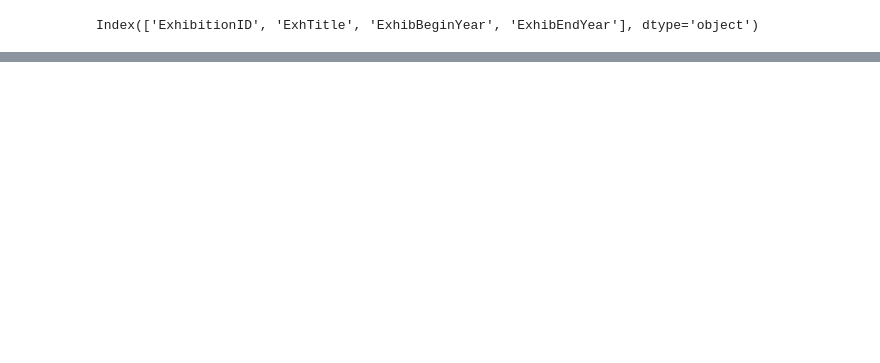
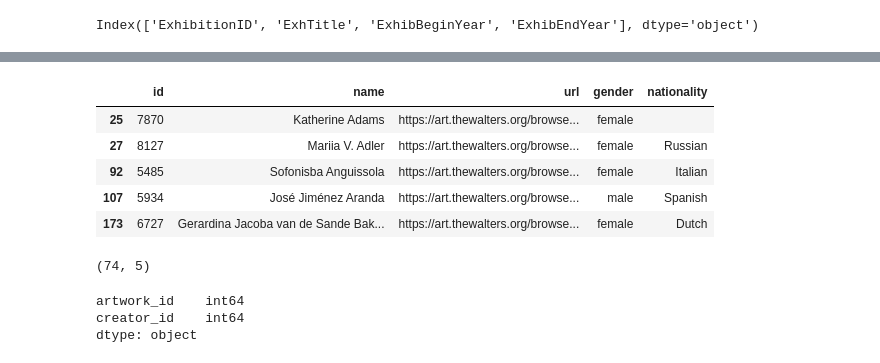
Before and after one commit to elkoko22/Algorithm-Design-on-the-Walters-Art-Museum, a Jupyter notebook: datapreprocessing.ipynb, the cells around one changed output, grey strips where cells are left out. Drawn from its saved outputs; the diff is of its cells as text; code cells hidden in the pictures; blank space fills up the shorter version.

```diff
--- a/datapreprocessing.ipynb
+++ b/datapreprocessing.ipynb
@@ -422,0 +466,20 @@ dtype: object
+# %%
+creators = creators.loc[creators.id.isin(selected_creators.id)]
+creators.head()
+# %% [output]
+|  | id | name | url | gender | nationality |
+| 25 | 7870 | Katherine Adams | https://art.thewalters.org/browse... | female |  |
+| 27 | 8127 | Mariia V. Adler | https://art.thewalters.org/browse... | female | Russian |
+| 92 | 5485 | Sofonisba Anguissola | https://art.thewalters.org/browse... | female | Italian |
+| 107 | 5934 | José Jiménez Aranda | https://art.thewalters.org/browse... | male | Spanish |
+| 173 | 6727 | Gerardina Jacoba van de Sande Bak... | https://art.thewalters.org/browse... | female | Dutch |
+# %%
+creators.shape
+# %% [output]
+(74, 5)
+# %%
+museum_artwork_creator.dtypes
+# %% [output]
+artwork_id    int64
+creator_id    int64
+dtype: object
```
Also changed, not shown: parts of 23 cells of this notebook, 7 other files.
